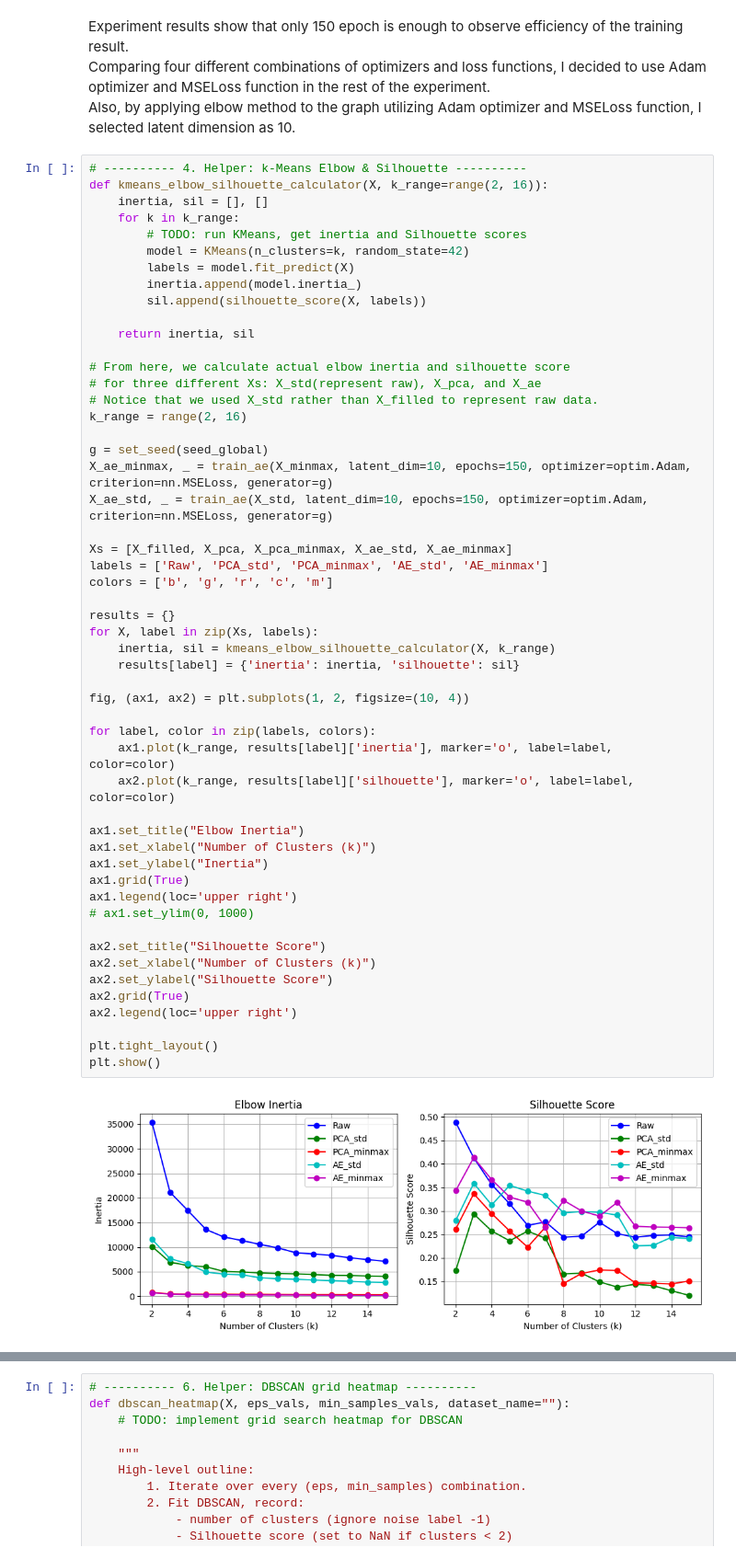
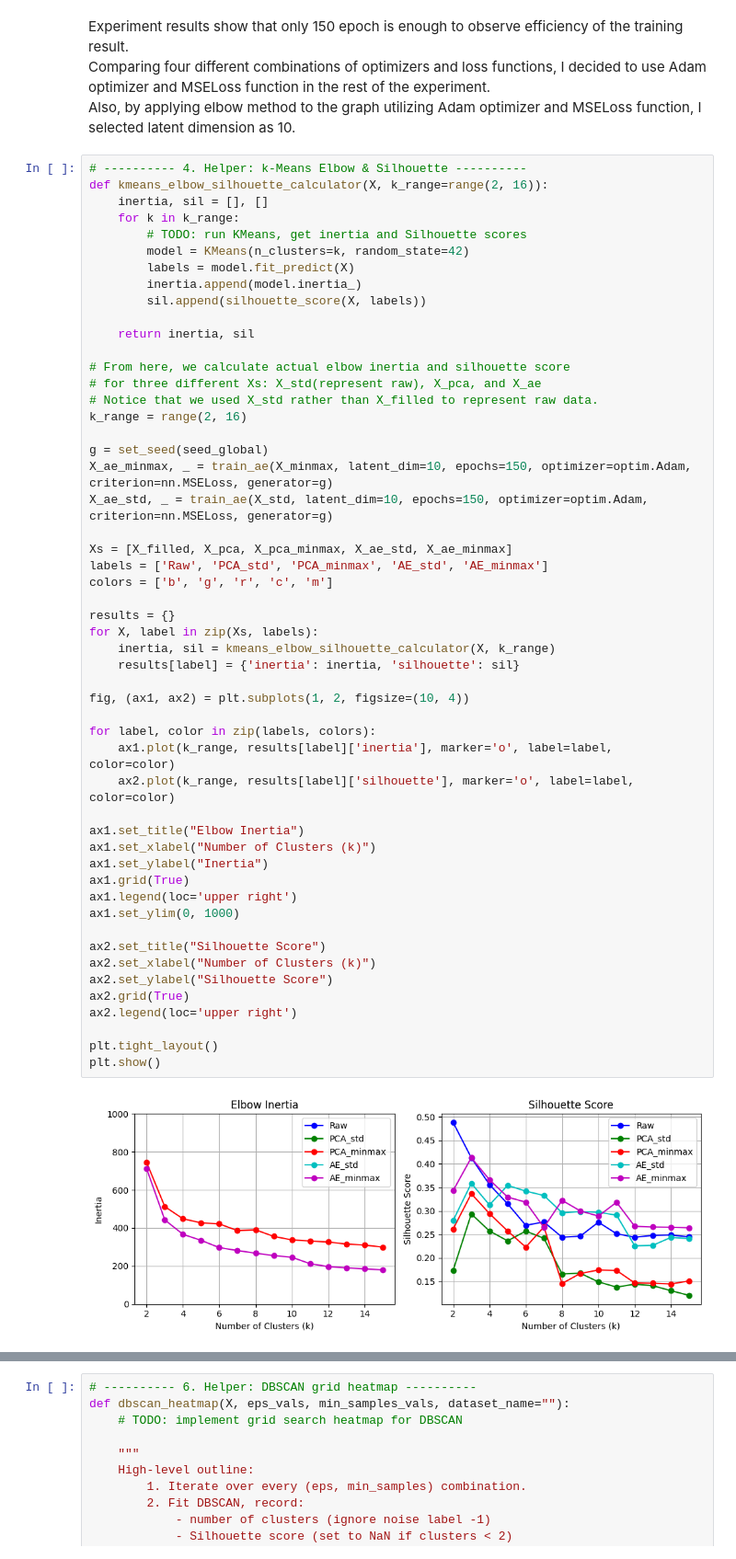
Before and after one commit to hanes1207/machine_learning_basics_and_practices, a Jupyter notebook: Assignment2/Task2.ipynb, the cells around one changed output, grey strips where cells are left out. Shown at 92% size. Cells and saved outputs as stored; diff of their text form.

```diff
--- a/Assignment2/Task2.ipynb
+++ b/Assignment2/Task2.ipynb
@@ -247,35 +247,35 @@ X_ae_std, _ = train_ae(X_std, latent_dim=10, epochs=150, optimizer=optim.Adam, c
 Xs = [X_filled, X_pca, X_pca_minmax, X_ae_std, X_ae_minmax]
 labels = ['Raw', 'PCA_std', 'PCA_minmax', 'AE_std', 'AE_minmax']
 colors = ['b', 'g', 'r', 'c', 'm']
 
 results = {}
 for X, label in zip(Xs, labels):
     inertia, sil = kmeans_elbow_silhouette_calculator(X, k_range)
     results[label] = {'inertia': inertia, 'silhouette': sil}
 
 fig, (ax1, ax2) = plt.subplots(1, 2, figsize=(10, 4))
 
 for label, color in zip(labels, colors):
     ax1.plot(k_range, results[label]['inertia'], marker='o', label=label, color=color)
     ax2.plot(k_range, results[label]['silhouette'], marker='o', label=label, color=color)
 
 ax1.set_title("Elbow Inertia")
 ax1.set_xlabel("Number of Clusters (k)")
 ax1.set_ylabel("Inertia")
 ax1.grid(True)
 ax1.legend(loc='upper right')
-# ax1.set_ylim(0, 1000)
+ax1.set_ylim(0, 1000)
 
 ax2.set_title("Silhouette Score")
 ax2.set_xlabel("Number of Clusters (k)")
 ax2.set_ylabel("Silhouette Score")
 ax2.grid(True)
 ax2.legend(loc='upper right')
 
 plt.tight_layout()
 plt.show()
 # %% [output]
-[figure, old version]
+[figure, new version]
 # %%
 # ---------- 5. Helper: Agglomerative Dendrogram ----------
 from scipy.cluster.hierarchy import linkage, dendrogram
```
Also changed, not shown: parts of 1 cell of this notebook.
